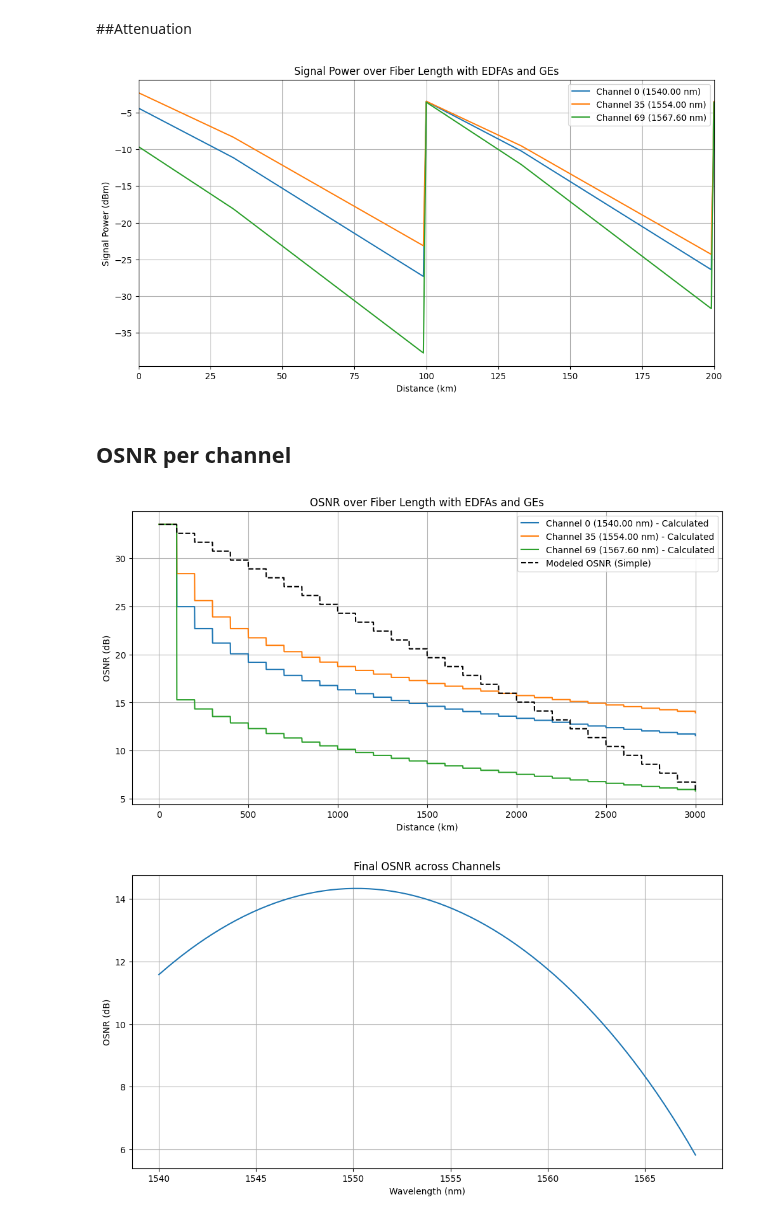
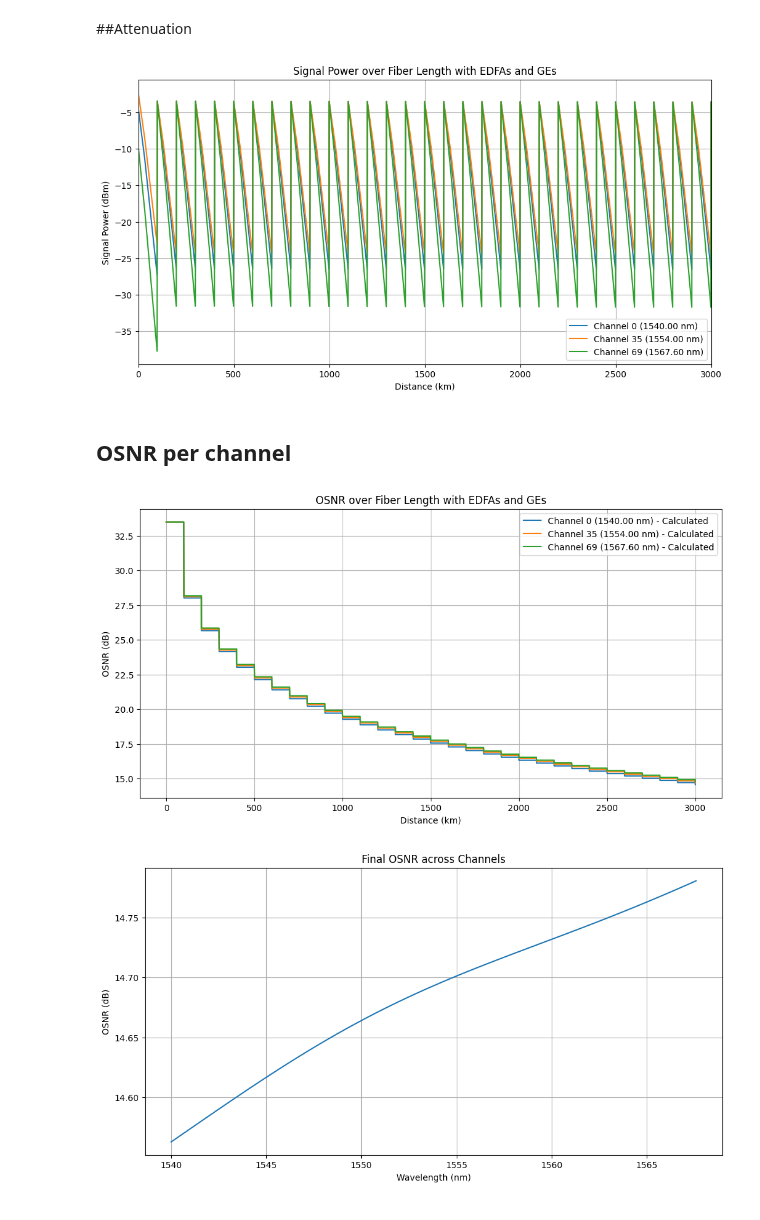
Before and after one commit to EnochYounceSAIC/FiberOptics, a Jupyter notebook: weekfour/channels.ipynb, the cells around one changed output. Cells and saved outputs as stored; diff of their text form; code cells hidden in the pictures.

```diff
--- a/weekfour/channels.ipynb
+++ b/weekfour/channels.ipynb
@@ -368,10 +481,16 @@ import matplotlib.pyplot as plt
 import numpy as np
 # Initialize power arrays (in dBm)
 multi_channel_signal_power_dBm = np.zeros((channels, length + 1))
-multi_channel_noise_power_dBm = np.full((channels, length + 1), -100.0) # Start with a very low noise floor in dBm
+multi_channel_noise_power_dBm = np.zeros((channels, length + 1)) # Initialize noise power array
 
-# Set the initial power at the beginning of the fiber (location 0)
+
+# Set the initial signal power at the beginning of the fiber (location 0)
 multi_channel_signal_power_dBm[:, 0] = channel_power
+
+# Calculate and set the initial noise power based on the initial signal power and OSNR_initial
+# OSNR_initial (dB) = Signal Power (dBm) - Noise Power (dBm)
+# Noise Power (dBm) = Signal Power (dBm) - OSNR_initial (dB)
+multi_channel_noise_power_dBm[:, 0] = multi_channel_signal_power_dBm[:, 0] - OSNR_initial
 
 
 # Initialize power arrays in mW. These will be updated by the EDFA and GE functions.
@@ -456,45 +575,38 @@ for i in range(length): # Loop through each kilometer (from 0 to length-1)
         # Apply Gain Equalizer after EDFA at span boundaries
         apply_gain_equalizer(multi_channel_signal_power_mW, multi_channel_noise_power_mW, EDFA_total_power, location)
 
         # After EDFA and GE, update the dBm arrays based on the modified mW values at this location
         # Add a small epsilon to prevent log10(0) if power goes to exactly zero
         multi_channel_signal_power_dBm[:, location] = 10*np.log10(multi_channel_signal_power_mW[:, location] + 1e-18)
         multi_channel_noise_power_dBm[:, location] = 10*np.log10(multi_channel_noise_power_mW[:, location] + 1e-18)
 
 
 # Select channels to plot
 channels_to_plot = [0, 35, 69]
 wavelengths_to_plot_nm = [channeled_lambdas[i]*1e9 for i in channels_to_plot]
 
 # Create the plot
 plt.figure(figsize=(12, 6))
 
 for idx, channel_index in enumerate(channels_to_plot):
     plt.plot(
         np.arange(length + 1),
         multi_channel_signal_power_dBm[channel_index, :],
         label=f'Channel {channel_index} ({wavelengths_to_plot_nm[idx]:.2f} nm)'
     )
 
 plt.title('Signal Power over Fiber Length with EDFAs and GEs')
 plt.xlabel('Distance (km)')
 plt.ylabel('Signal Power (dBm)')
-plt.xlim(0,200)
+plt.xlim(0,length) # Set x-axis limit to the total length
 plt.grid(True)
 plt.legend()
 plt.show()
 # %% [output]
-[figure, old version]
+[figure, new version]
 # %% [markdown]
 ## OSNR per channel
 # %%
-# prompt: Given the initial OSNR in the instantiaton, make an OSNR for each channel and model OSNRs of the same channnels as before overlaid
-
-import matplotlib.pyplot as plt
-import numpy as np
-# Calculate OSNR per channel over distance
-# OSNR (dB) = 10 * log10(Signal Power (mW) / Noise Power (mW))
-
 # Ensure noise power is not zero or negative before calculating the ratio
 epsilon_power = 1e-18 # Small value to avoid division by zero or log of zero
 
@@ -513,11 +625,9 @@ initial_total_power_mW = 10**(target_total_initial_power_dBm / 10)
 initial_power_per_channel_mW = 10**(channel_power / 10) # Use the pre-emphasized initial power
 number_of_spans = np.arange(length + 1) // span
 # Use the initial OSNR value from the instantiation
-modeled_OSNR_dB_simple = OSNR_initial - (OSNR_initial - np.min(multi_channel_OSNR_dB[:, -1])) * (number_of_spans / (length // span))
 
 
 # Overlay the simple modeled OSNR
-plt.plot(np.arange(length + 1), modeled_OSNR_dB_simple, 'k--', label='Modeled OSNR (Simple)')
 
 
 plt.title('OSNR over Fiber Length with EDFAs and GEs')
@@ -538,5 +648,5 @@ plt.ylabel('OSNR (dB)')
 plt.grid(True)
 plt.show()
 # %% [output]
-[figure, old version]
+[figure, new version]
-[figure, old version]
+[figure, new version]
```
Also changed, not shown: parts of 4 cells of this notebook.
